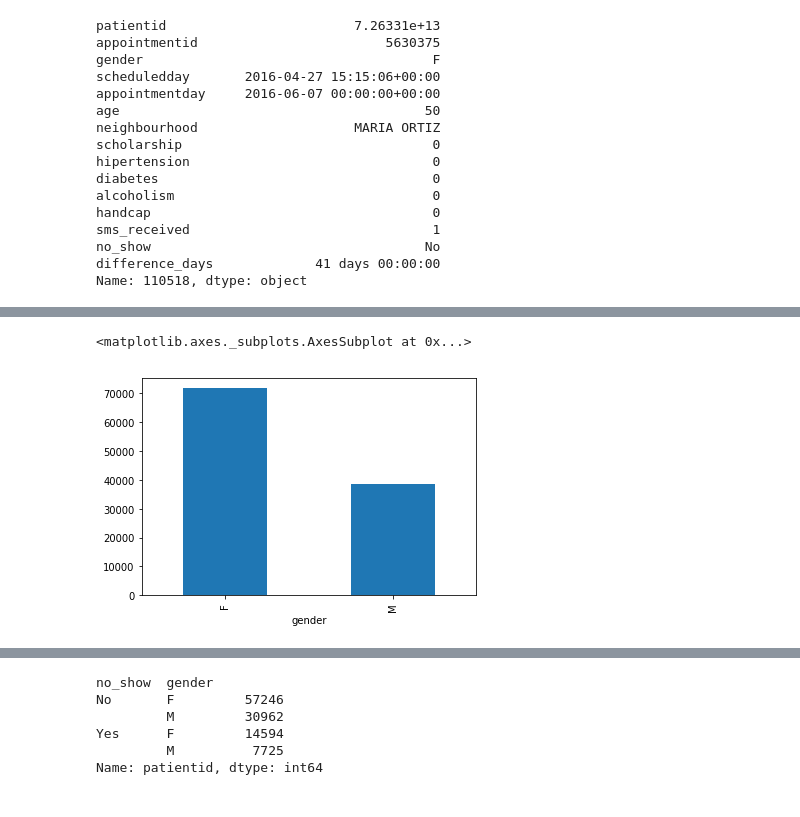
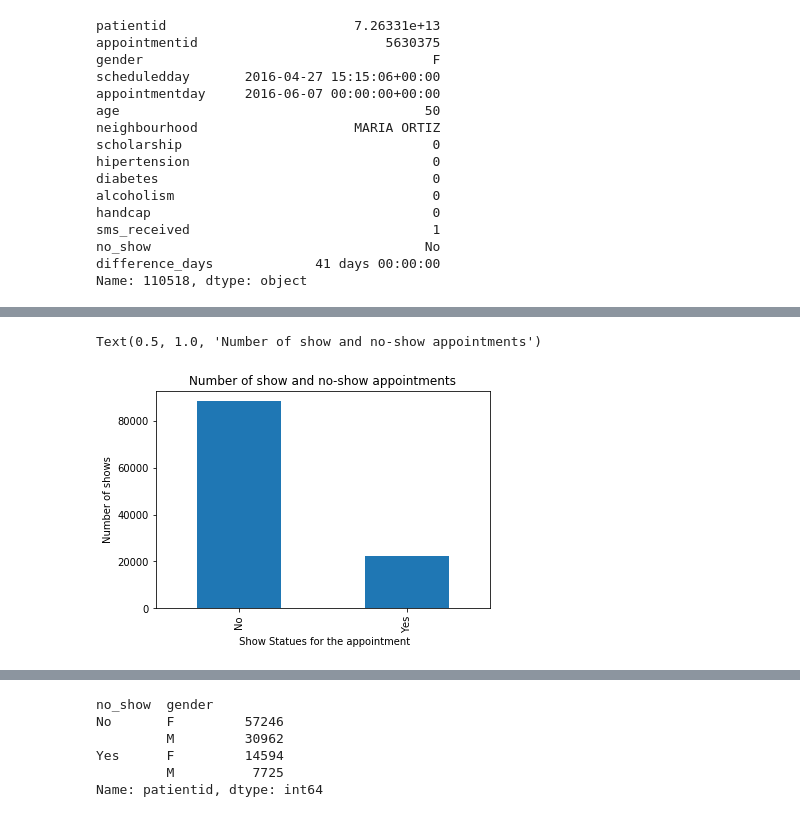
Before and after one commit to AyatElnemer/analysis-no-show-appointment-data, a Jupyter notebook: no show data set.ipynb, the cells around one changed output, grey strips where cells are left out. Cells and saved outputs as stored; diff of their text form; code cells hidden in the pictures.

```diff
--- a/no show data set.ipynb
+++ b/no show data set.ipynb
@@ -178,3 +217,4 @@ Name: 110518, dtype: object
 # %%
-#number of nonshow
-df.groupby('no_show')['patientid'].count().plot(kind='bar')
+# Creating a Function to count number of noshow and show
+def new(key1,key2):
+    return df.groupby(key1)[key2].count().plot(kind='bar')
@@ -184,6 +221,9 @@ df.groupby('no_show')['patientid'].count().plot(kind='bar')
-# %%
-#number of male and female patients
-df.groupby('gender')['patientid'].count().plot(kind='bar')
-# %% [output]
-<matplotlib.axes._subplots.AxesSubplot at 0x...>
-[figure, removed]
+# %%
+#number of nonshow
+new('no_show','patientid')
+plt.ylabel('Number of shows')
+plt.xlabel(' Show Statues for the appointment')
+plt.title ('Number of show and no-show appointments')
+# %% [output]
+Text(0.5, 1.0, 'Number of show and no-show appointments')
+[figure, added]
```
Also changed, not shown: parts of 52 cells of this notebook, 1 other file.
